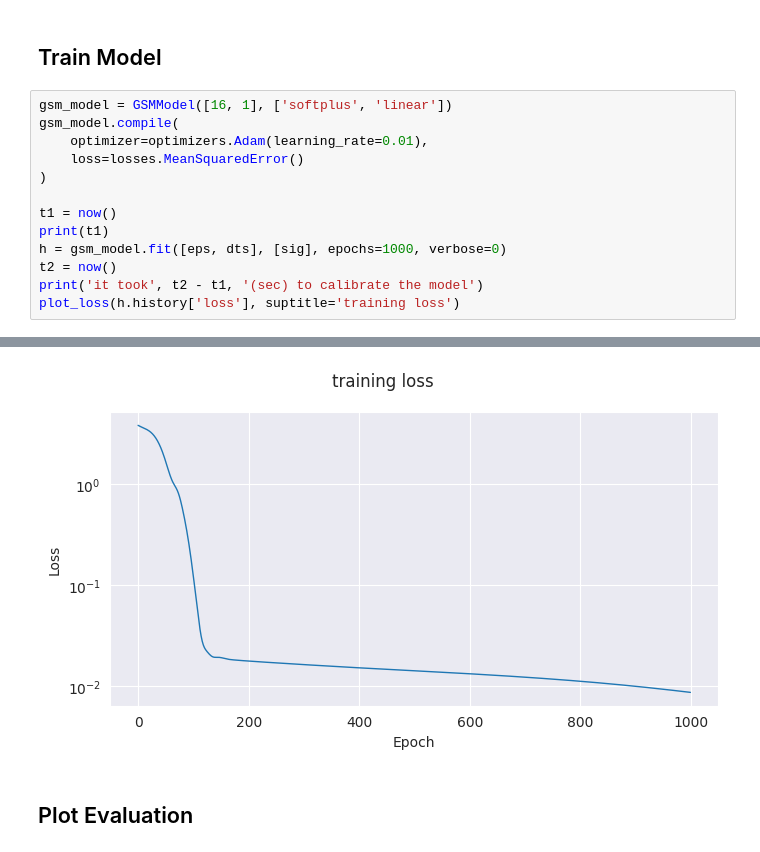
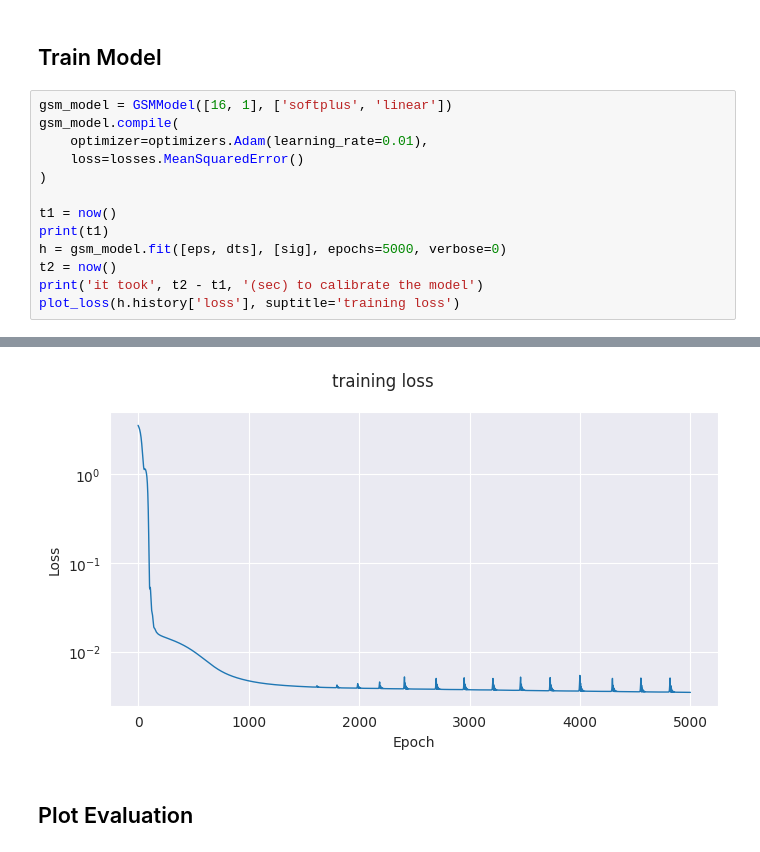
Before and after one commit to ArgoJ/TML4SM_TuD, a Jupyter notebook: viscoelasticity/Task3_3.ipynb, the cells around one changed output, grey strips where cells are left out. Drawn from its saved outputs; the diff is of its cells as text.

Commit message:
added gsm with more epochs

```diff
--- a/viscoelasticity/Task3_3.ipynb
+++ b/viscoelasticity/Task3_3.ipynb
@@ -51,7 +51,7 @@ gsm_model.compile(
 
 t1 = now()
 print(t1)
-h = gsm_model.fit([eps, dts], [sig], epochs=1000, verbose=0)
+h = gsm_model.fit([eps, dts], [sig], epochs=5000, verbose=0)
 t2 = now()
 print('it took', t2 - t1, '(sec) to calibrate the model')
 plot_loss(h.history['loss'], suptitle='training loss')
@@ -61,4 +61,4 @@ it took 0:02:52.197881 (sec) to calibrate the model
-[figure, old version]
+[figure, new version]
 # %% [markdown]
 ## Plot Evaluation
 # %%
```
Also changed, not shown: parts of 4 cells of this notebook, 3 other files.
